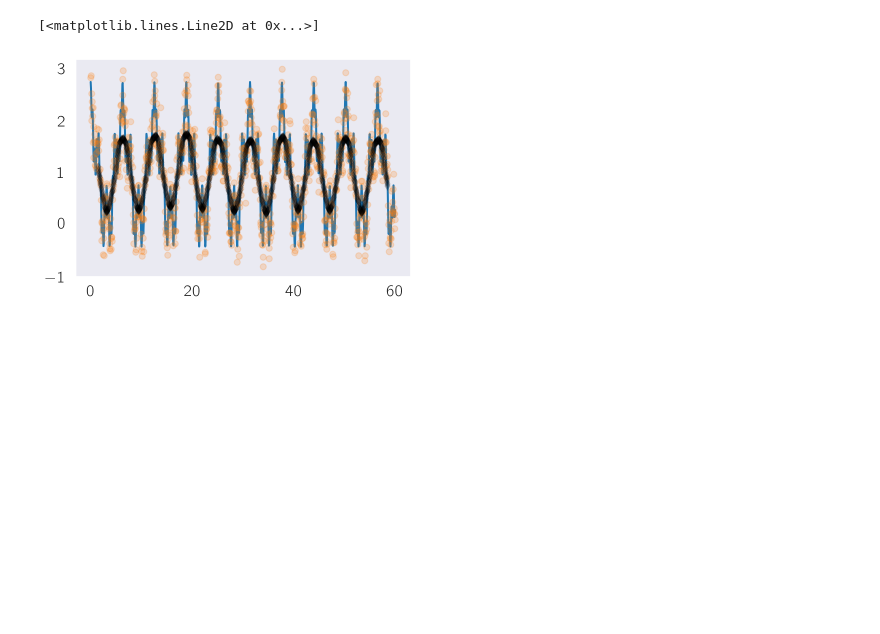
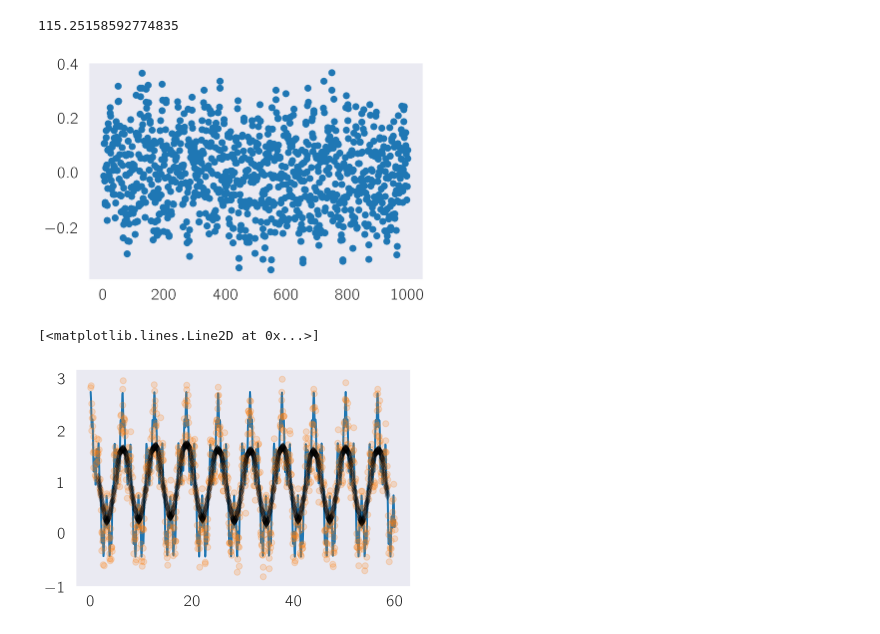
Before and after one commit to dangeles/dangeles.github.io, a Jupyter notebook: jupyter/Untitled.ipynb, the cells around one changed output. Saved outputs shown, nothing was run; the diff lists cells and outputs as text; code cells hidden in the pictures; blank space fills up the shorter version.

```diff
--- a/jupyter/Untitled.ipynb
+++ b/jupyter/Untitled.ipynb
@@ -48,3 +48,9 @@ plt.plot(df.time, df.Smooth, 'd', alpha=0.2, color='black')
+# %%
+plt.plot(df.Smooth - df.Y, 'o')
+print(np.abs(df.Smooth - df.Y).sum())
+# %% [output]
+115.25158592774835
+[figure, added]
 # %%
 t = np.linspace(0, 60, 1000)
 y = periodic_func(1, 1, .5, .25, t)
```
Also changed, not shown: parts of 1 cell of this notebook, 7 other files.
